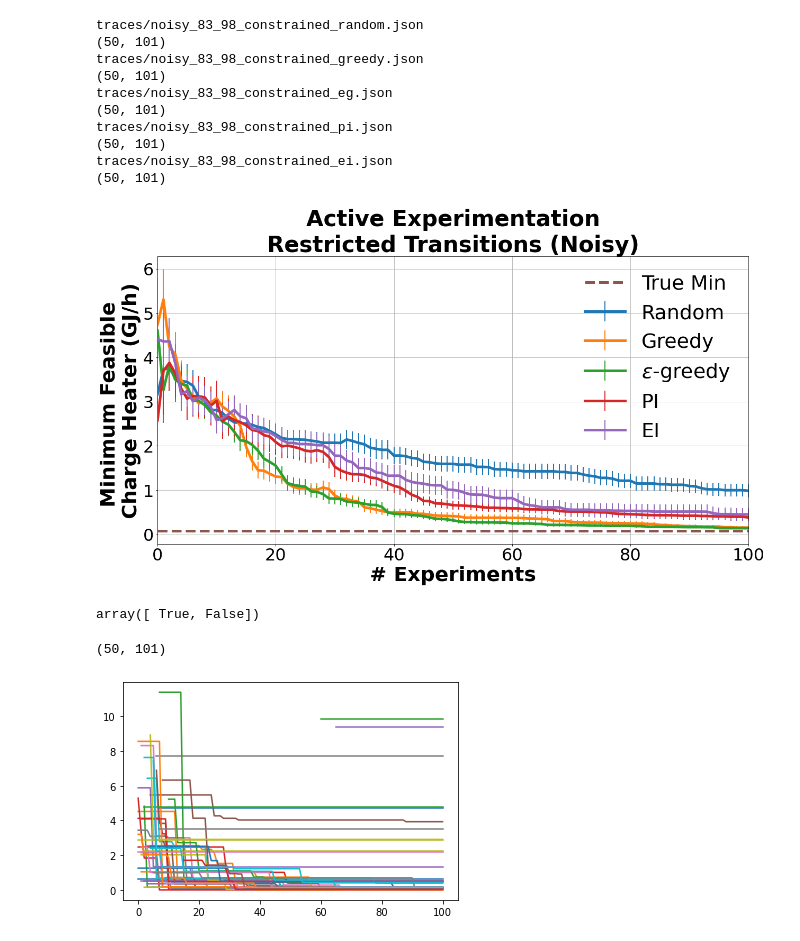
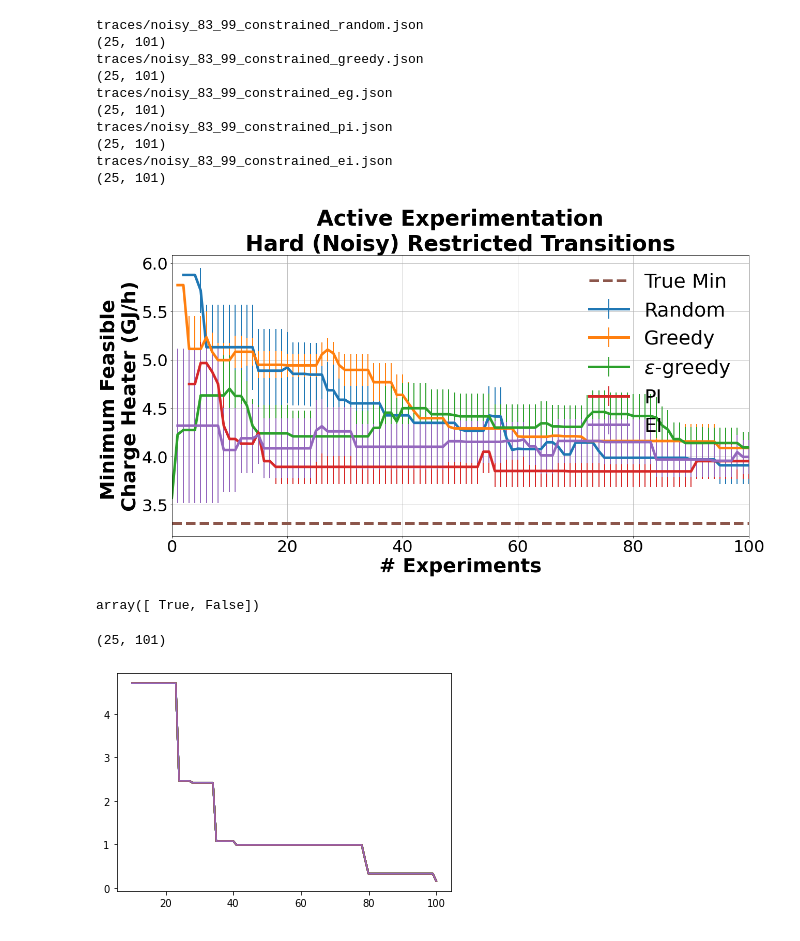
Before and after one commit to KISRDevelopment/iso-exploration, a Jupyter notebook: plot_traces.ipynb, the cells around one changed output. Saved outputs shown, nothing was run; the diff lists cells and outputs as text; code cells hidden in the pictures.

Commit message:
run new experiments

```diff
--- a/plot_traces.ipynb
+++ b/plot_traces.ipynb
@@ -6,21 +6,37 @@ import json
 # %%
 df = pd.read_csv('iso.csv')
 df = df[df['r1_charge_heater'] >= 0]
+
+X = np.array(df[['r1_temp', 'r2_temp', 'r1_pressure', 'r2_pressure']])
+Y = np.array(df[['r1_charge_heater', 'process_ron', 'process_yield']])
 # %%
 exp = 'noiseless_83_98'
 output_path = 'tmp/fig10.tiff'
-title = "Active Experimentation\nUnrestricted Transitions (Noiseless)"
+title = "Active Experimentation\nEasy (Noiseless)"
 
 
 
 exp = 'noisy_83_98'
 output_path = 'tmp/fig11.tiff'
-title = "Active Experimentation\nUnrestricted Transitions (Noisy)"
+title = "Active Experimentation\nEasy (Noisy)"
 
 
 exp = 'noisy_83_98_constrained'
 output_path = 'tmp/fig12.tiff'
-title = "Active Experimentation\nRestricted Transitions (Noisy)"
+title = "Active Experimentation\nEasy (Noisy) Restricted Transitions"
+
+exp = 'noiseless_83_99'
+output_path = 'tmp/fig13.tiff'
+title = "Active Experimentation\nHard (Noiseless)"
+
+exp = 'noisy_83_99'
+output_path = 'tmp/fig14.tiff'
+title = "Active Experimentation\nHard (Noisy)"
+
+exp = 'noisy_83_99_constrained'
+output_path = 'tmp/fig15.tiff'
+title = "Active Experimentation\nHard (Noisy) Restricted Transitions"
+
 
 
 with open("exp_cfgs/%s.json" % exp, 'r') as f:
@@ -41,11 +57,13 @@ for _,p,name in paths:
         results = json.load(f)
 
     trace_chs = []
-    for r in results['obs_traces']:
-        r = np.array(r)
-        fix = (r[:,1] >= min_ron) & (r[:,2] >= min_yield)
-        r[~fix,0] = np.inf
-        trace_chs.append(np.minimum.accumulate(r[:,0]))
+    for obs_traces, traces in zip(results['obs_traces'], results['traces']):
+        true_traces = Y[traces, :]
+        obs_traces = np.array(obs_traces)
+
+        fix = (true_traces[:,1] >= min_ron) & (true_traces[:,2] >= min_yield)
+        obs_traces[~fix,0] = np.inf
+        trace_chs.append(np.minimum.accumulate(obs_traces[:,0]))
 
     #inputs = df.iloc[results['traces'][0]]
     #print(inputs.iloc[10:])
@@ -72,23 +90,23 @@ ax.legend(fontsize=38, frameon=False)
 ax.set_xlim([0,100])
 plt.savefig(output_path, bbox_inches='tight', transparent=True, pad_inches=0.05, dpi=300, pil_kwargs={"compression": "tiff_lzw"})
 # %% [output]
-traces/noisy_83_98_constrained_random.json
-(50, 101)
-traces/noisy_83_98_constrained_greedy.json
-(50, 101)
-traces/noisy_83_98_constrained_eg.json
-(50, 101)
-traces/noisy_83_98_constrained_pi.json
-(50, 101)
-traces/noisy_83_98_constrained_ei.json
-(50, 101)
+traces/noisy_83_99_constrained_random.json
+(25, 101)
+traces/noisy_83_99_constrained_greedy.json
+(25, 101)
+traces/noisy_83_99_constrained_eg.json
+(25, 101)
+traces/noisy_83_99_constrained_pi.json
+(25, 101)
+traces/noisy_83_99_constrained_ei.json
+(25, 101)
-[figure, old version]
+[figure, new version]
 # %%
 np.all(np.array([[1,11],[3,4]]) > [0, 10], axis=1)
 # %% [output]
 array([ True, False])
 # %%
-path = "traces/noisy_83_98_constrained_ei.json"
+path = "traces/noisy_83_98_random.json"
 
 with open(path, 'r') as f:
     results = json.load(f)
@@ -105,10 +123,10 @@ with open(path, 'r') as f:
     trace_chs = np.array(trace_chs) / (1000*1000)
     print(trace_chs.shape)
 # %% [output]
-(50, 101)
+(25, 101)
 # %%
 f, ax = plt.subplots(1, 1)
-for i in range(50):
+for i in range(25):
     ax.plot(np.arange(trace_chs.shape[1]), trace_chs[i,:])
 # %% [output]
-[figure, old version]
+[figure, new version]
```
Also changed, not shown: 48 other files.
